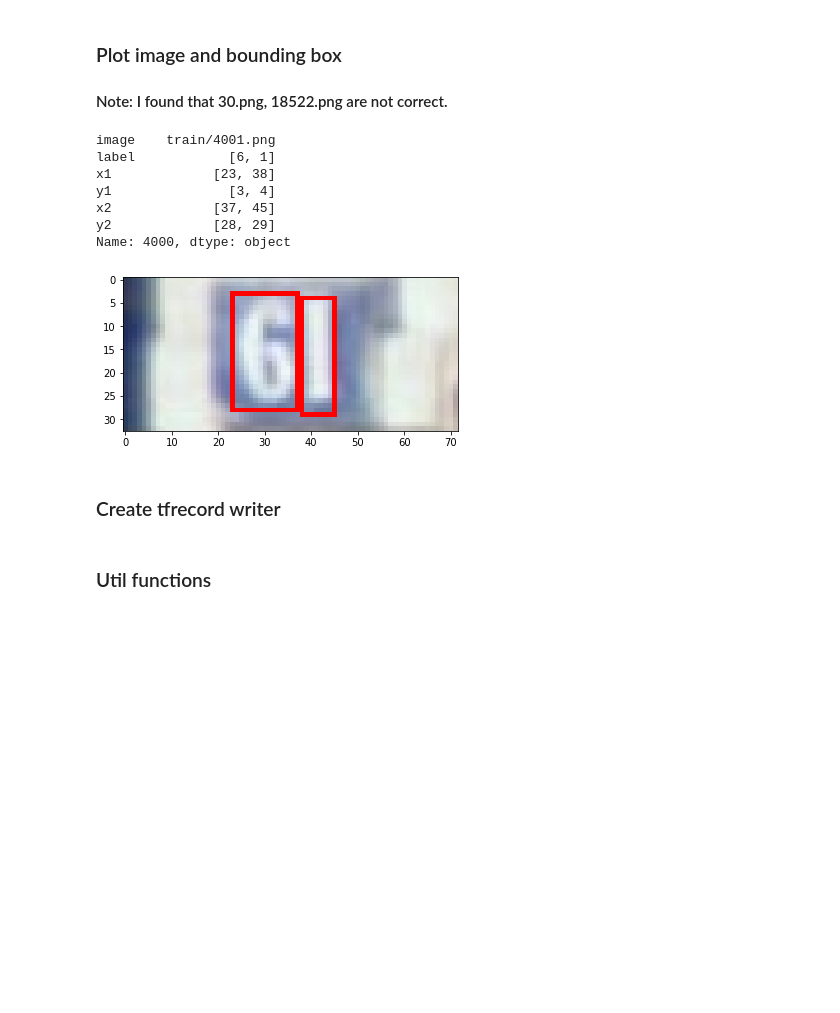
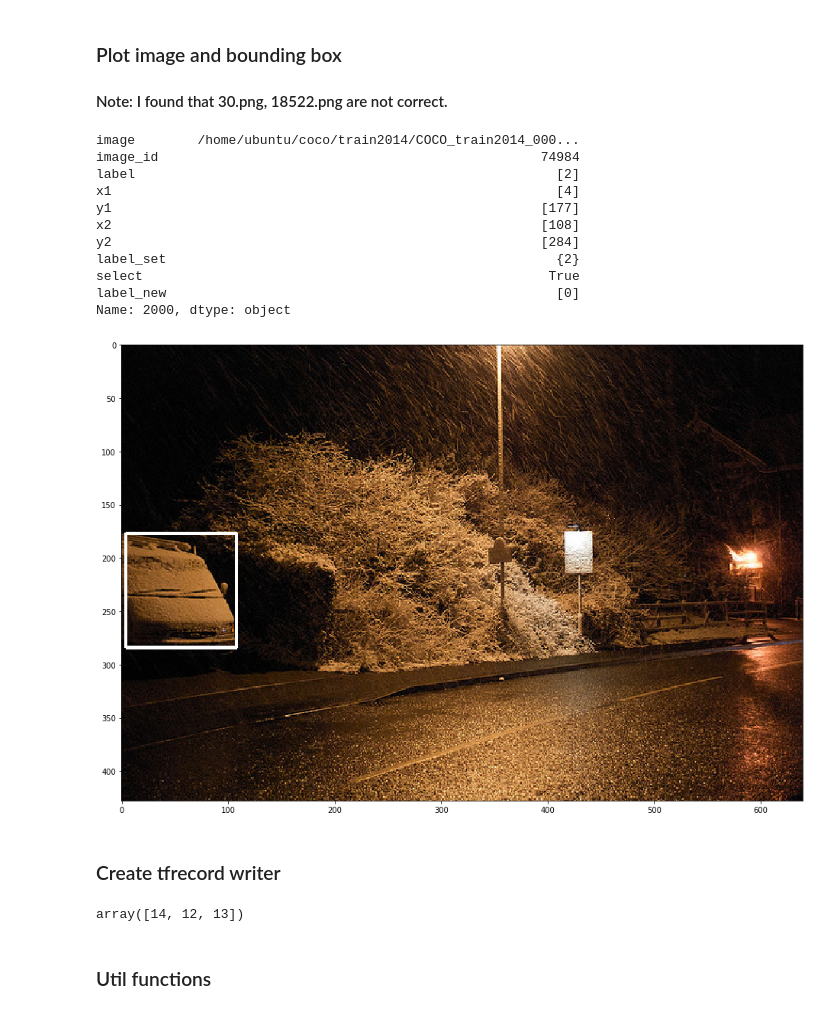
Before and after one commit to rajesh1226/fastestimator, a Jupyter notebook: apphub/image_detection/retinanet_coco/retinanet_coco.ipynb, the cells around one changed output. Cells and saved outputs as stored; diff of their text form; code cells hidden in the pictures; blank space fills up the shorter version.

```diff
--- a/apphub/image_detection/retinanet_coco/retinanet_coco.ipynb
+++ b/apphub/image_detection/retinanet_coco/retinanet_coco.ipynb
@@ -28,8 +32,8 @@ from fastestimator.dataset import svhn
 # %%
-# train_csv, test_csv, path = svhn.load_data('/home/ubuntu/')
-path = '/home/ubuntu/SVHN'
-train_csv = os.path.join(path,'train.csv')
-test_csv = os.path.join(path, 'test.csv')
+# train_csv, test_csv, path = coco.load_data('/home/ubuntu/coco')
+path = '/home/ubuntu/coco'
+train_csv = os.path.join(path,'train_new.csv')
+test_csv = os.path.join(path, 'val_new.csv')
 # %%
 df = pd.read_csv(train_csv)
 # %%
@@ -57,29 +61,34 @@ test = pd.read_csv(test_csv)
 ### Plot image and bounding box
 #### Note: I found that 30.png, 18522.png are not correct.
 # %%
-index = 4000
+index = 2000
 # %%
 im = cv2.imread(os.path.join(path, df['image'][index]))
 im = cv2.cvtColor(im, cv2.COLOR_BGR2RGB)
-fig, ax = plt.subplots()
+plt.figure(figsize=(16,16))
+# fig, ax = plt.subplots()
 for box_index in range(len(literal_eval(df['label'][index]))):
     x1 = literal_eval(df['x1'][index])[box_index]
     y1 = literal_eval(df['y1'][index])[box_index]
     x2 = literal_eval(df['x2'][index])[box_index]
     y2 = literal_eval(df['y2'][index])[box_index]
-    cv2.rectangle(im, (x1, y1), (x2, y2), (255, 0, 0), 1)
+    cv2.rectangle(im, (x1, y1), (x2, y2), (255, 255, 255), 2)
 
-ax.imshow(im)
+plt.imshow(im)
 df.loc[index]
 # %% [output]
-image    train/4001.png
-label            [6, 1]
-x1             [23, 38]
-y1               [3, 4]
-x2             [37, 45]
-y2             [28, 29]
-Name: 4000, dtype: object
+image        /home/ubuntu/coco/train2014/COCO_train2014_000...
+image_id                                                 74984
+label                                                      [2]
+x1                                                         [4]
+y1                                                       [177]
+x2                                                       [108]
+y2                                                       [284]
+label_set                                                  {2}
+select                                                    True
+label_new                                                  [0]
+Name: 2000, dtype: object
-[figure, old version]
+[figure, new version]
 # %% [markdown]
 ### Create tfrecord writer
 # %%
@@ -121,6 +130,11 @@ class ResizeCocoStyle(Resize):
         y1 = (np.array(y1) * self.target_size[0] / img.shape[0]).astype(np.int64)
         y2 = (np.array(y2) * self.target_size[0] / img.shape[0]).astype(np.int64)
         return img_resize, x1, y1, x2, y2
+# %%
+sample_array = np.array([[1,12,13],[14,5,6],[7,8,9]])
+np.max(sample_array,axis=0)
+# %% [output]
+array([14, 12, 13])
 # %%
 class GenerateTarget(NumpyOp):
     def __init__(self, inputs=None, outputs=None, mode=None, input_shape=(800, 800, 3)):
```
Also changed, not shown: parts of 45 cells of this notebook.
